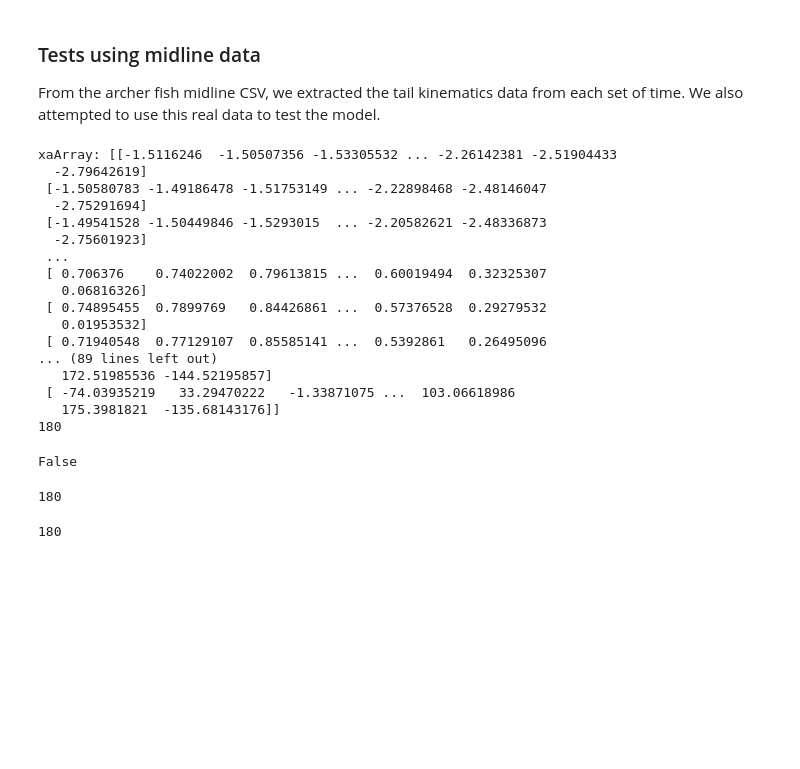
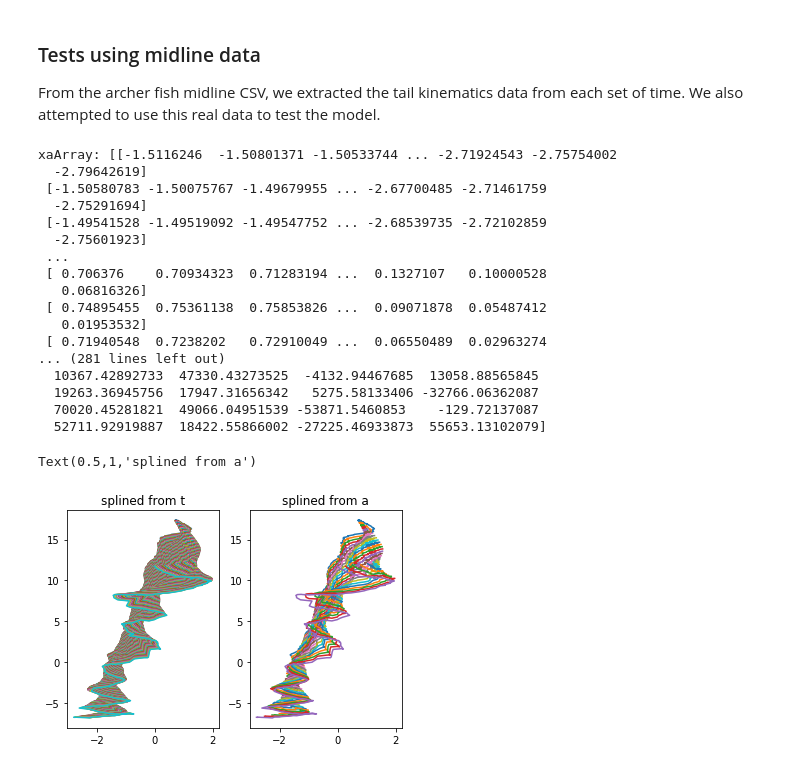
Before and after one commit to Flow-Imaging-Lab-at-Mudd/FILM-fish-model, a Jupyter notebook: lighthill-model.ipynb, the cells around one changed output. Saved outputs shown, nothing was run; the diff lists cells and outputs as text; code cells hidden in the pictures; blank space fills up the shorter version.

```diff
--- a/lighthill-model.ipynb
+++ b/lighthill-model.ipynb
@@ -689,7 +701,7 @@ midlinetime = np.concatenate((np.array([0]),np.cumsum(np.full(len(compressedmidl
 # cross-section, guesstimate
 archers = np.full(len(compressedmidline),0.08)
 # %%
-archerfish = Lighthill("Mendelson_midlinedata.csv", midlinetime, transposedmidline[0],transposedmidline[1],archers, 997, 25)
+archerfish = Lighthill("Mendelson_midlinedata.csv", midlinetime, transposedmidline[0],transposedmidline[1],archers, 997, 180)
 #archerfish.inextensibilityCheck(5)
 #np.transpose(archerfish.extractBody("Mendelson_midlinedata.csv")[0])
 
@@ -721,37 +733,32 @@ archerfish = Lighthill("Mendelson_midlinedata.csv", midlinetime, transposedmidli
 #     #plt.legend(loc='lower left', ncol=2)
 # plt.show()
 # print(ma.count(archerfish.body[0])//2)
-print(len(archerfish.body))
 # %% [output]
-xaArray: [[-1.5116246  -1.50507356 -1.53305532 ... -2.26142381 -2.51904433
+xaArray: [[-1.5116246  -1.50801371 -1.50533744 ... -2.71924543 -2.75754002
   -2.79642619]
- [-1.50580783 -1.49186478 -1.51753149 ... -2.22898468 -2.48146047
+ [-1.50580783 -1.50075767 -1.49679955 ... -2.67700485 -2.71461759
   -2.75291694]
- [-1.49541528 -1.50449846 -1.5293015  ... -2.20582621 -2.48336873
+ [-1.49541528 -1.49519092 -1.49547752 ... -2.68539735 -2.72102859
   -2.75601923]
  ...
- [ 0.706376    0.74022002  0.79613815 ...  0.60019494  0.32325307
+ [ 0.706376    0.70934323  0.71283194 ...  0.1327107   0.10000528
    0.06816326]
- [ 0.74895455  0.7899769   0.84426861 ...  0.57376528  0.29279532
+ [ 0.74895455  0.75361138  0.75853826 ...  0.09071878  0.05487412
    0.01953532]
- [ 0.71940548  0.77129107  0.85585141 ...  0.5392861   0.26495096
-... (89 lines left out)
-   172.51985536 -144.52195857]
- [ -74.03935219   33.29470222   -1.33871075 ...  103.06618986
-   175.3981821  -135.68143176]]
-180
+ [ 0.71940548  0.7238202   0.72910049 ...  0.06550489  0.02963274
+... (281 lines left out)
+  10367.42892733  47330.43273525  -4132.94467685  13058.88565845
+  19263.36945756  17947.31656342   5275.58133406 -32766.06362087
+  70020.45281821  49066.04951539 -53871.5460853    -129.72137087
+  52711.92919887  18422.55866002 -27225.46933873  55653.13102079]
-# %%
-testArray = np.array([[1.1,1.2],[0.8,1.5],[0.8,1]])
-err = .2
-testComp = np.all([[x>=(1-err) and x<=(1+err) for x in i] for i in testArray])
-print(testComp)
-# %% [output]
-False
-# %%
-len(archerfish.body)
-# %% [output]
-180
-# %%
-len(archerfish.t)
-# %% [output]
-180
+# %%
+plt.subplot(1,2,1)
+plt.plot(archerfish.xt,archerfish.zt)
+plt.title('splined from t')
+
+plt.subplot(1,2,2)
+plt.plot(archerfish.xa,archerfish.za)
+plt.title('splined from a')
+# %% [output]
+Text(0.5,1,'splined from a')
+[figure, added]
```
Also changed, not shown: parts of 32 cells of this notebook.
